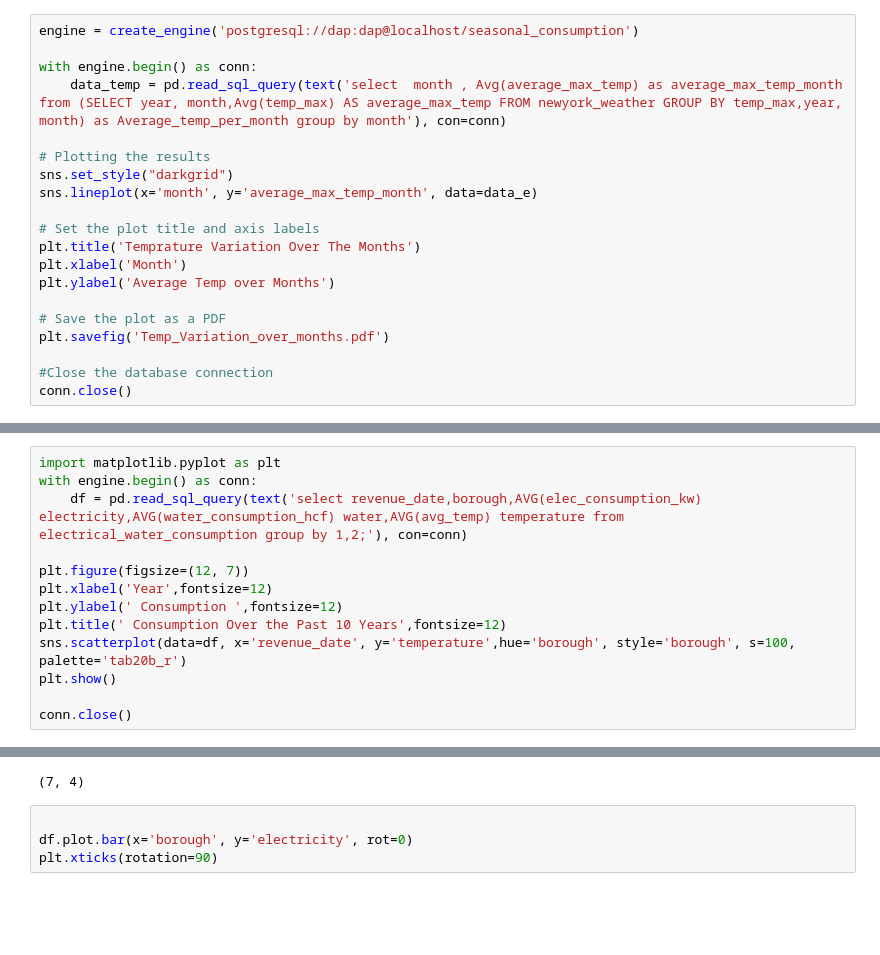
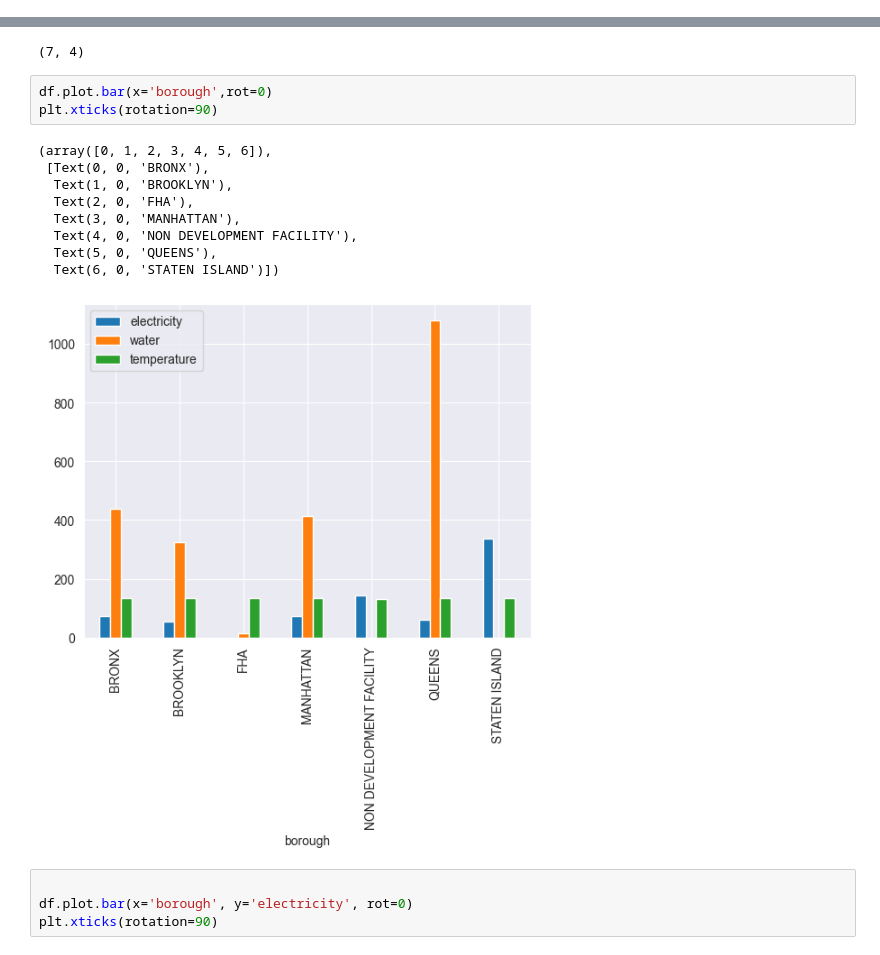
Before and after one commit to asim-21172218/DAP_Project, a Jupyter notebook: DAP Visualization.ipynb, the cells around one changed output, grey strips where cells are left out. Cells and saved outputs as stored; diff of their text form; blank space fills up the shorter version.

```diff
--- a/DAP Visualization.ipynb
+++ b/DAP Visualization.ipynb
@@ -62,23 +62,3 @@ plt.savefig('consumption_electric_over_time.pdf')
 conn.close()
 # %% [output]
 [figure]
-# %%
-engine = create_engine('postgresql://dap:dap@localhost/seasonal_consumption')
-
-with engine.begin() as conn:
-    data_temp = pd.read_sql_query(text('select  month , Avg(average_max_temp) as average_max_temp_month from (SELECT year, month,Avg(temp_max) AS average_max_temp FROM newyork_weather GROUP BY temp_max,year, month) as Average_temp_per_month group by month'), con=conn)
-
-# Plotting the results
-sns.set_style("darkgrid")
-sns.lineplot(x='month', y='average_max_temp_month', data=data_e)
-
-# Set the plot title and axis labels
-plt.title('Temprature Variation Over The Months')
-plt.xlabel('Month')
-plt.ylabel('Average Temp over Months')
-
-# Save the plot as a PDF
-plt.savefig('Temp_Variation_over_months.pdf')
-
-#Close the database connection
-conn.close()
@@ -176,16 +154,3 @@ data_e
 | 82 | 2020-11-01 | 161964.3 |
 | 83 | 2020-12-01 | 164012.4 |
 84 rows × 2 columns
-# %%
-import matplotlib.pyplot as plt
-with engine.begin() as conn:
-    df = pd.read_sql_query(text('select revenue_date,borough,AVG(elec_consumption_kw) electricity,AVG(water_consumption_hcf) water,AVG(avg_temp) temperature from electrical_water_consumption group by 1,2;'), con=conn)
-
-plt.figure(figsize=(12, 7))
-plt.xlabel('Year',fontsize=12)
-plt.ylabel(' Consumption ',fontsize=12)
-plt.title(' Consumption Over the Past 10 Years',fontsize=12)
-sns.scatterplot(data=df, x='revenue_date', y='temperature',hue='borough', style='borough', s=100, palette='tab20b_r')
-plt.show()
-
-conn.close()
@@ -234,6 +197,19 @@ with engine.begin() as conn:
 print(df.shape)
 # %% [output]
 (7, 4)
+# %%
+df.plot.bar(x='borough',rot=0)
+plt.xticks(rotation=90)
+# %% [output]
+(array([0, 1, 2, 3, 4, 5, 6]),
+ [Text(0, 0, 'BRONX'),
+  Text(1, 0, 'BROOKLYN'),
+  Text(2, 0, 'FHA'),
+  Text(3, 0, 'MANHATTAN'),
+  Text(4, 0, 'NON DEVELOPMENT FACILITY'),
+  Text(5, 0, 'QUEENS'),
+  Text(6, 0, 'STATEN ISLAND')])
+[figure, added]
 # %%
 
 df.plot.bar(x='borough', y='electricity', rot=0)
```
Also changed, not shown: parts of 6 cells of this notebook.
